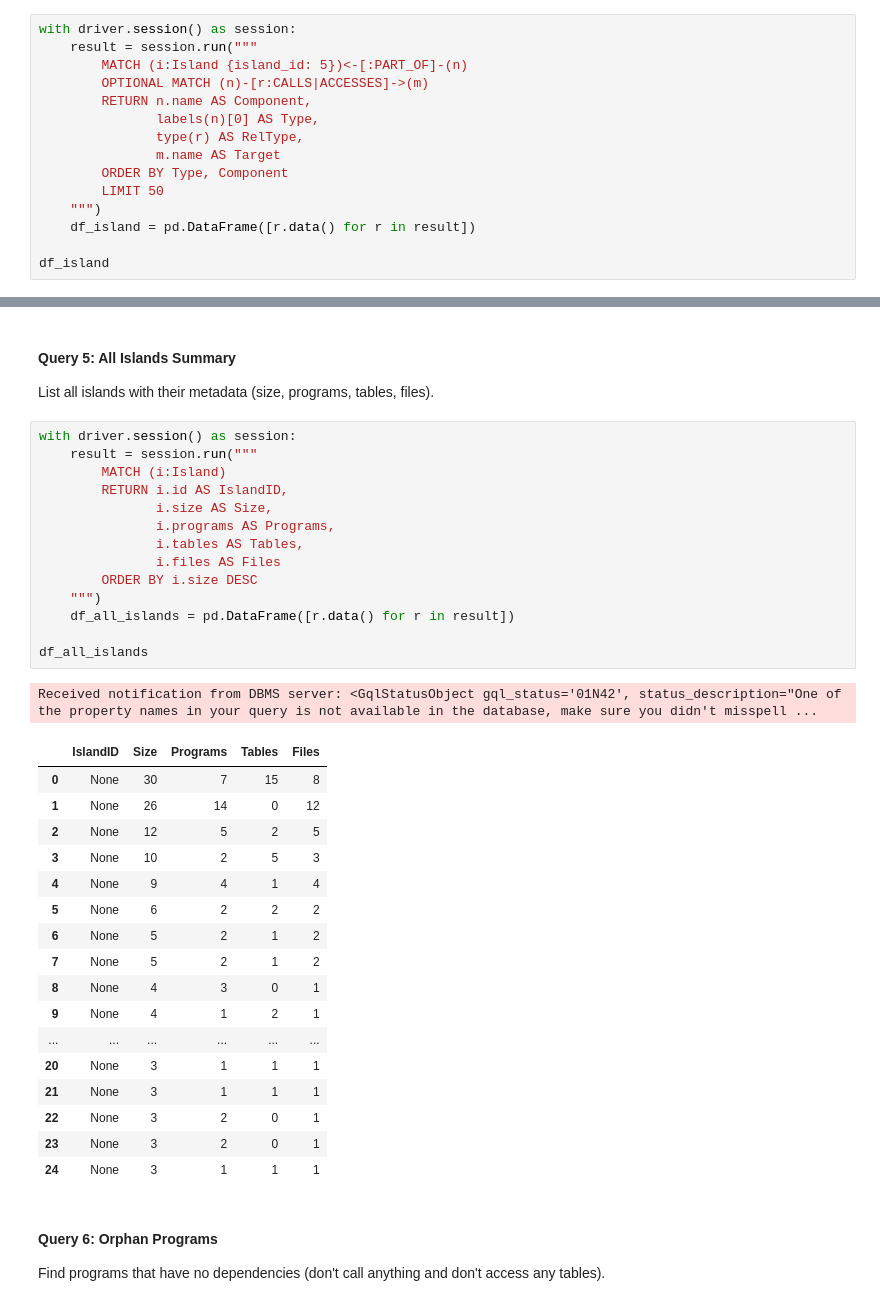
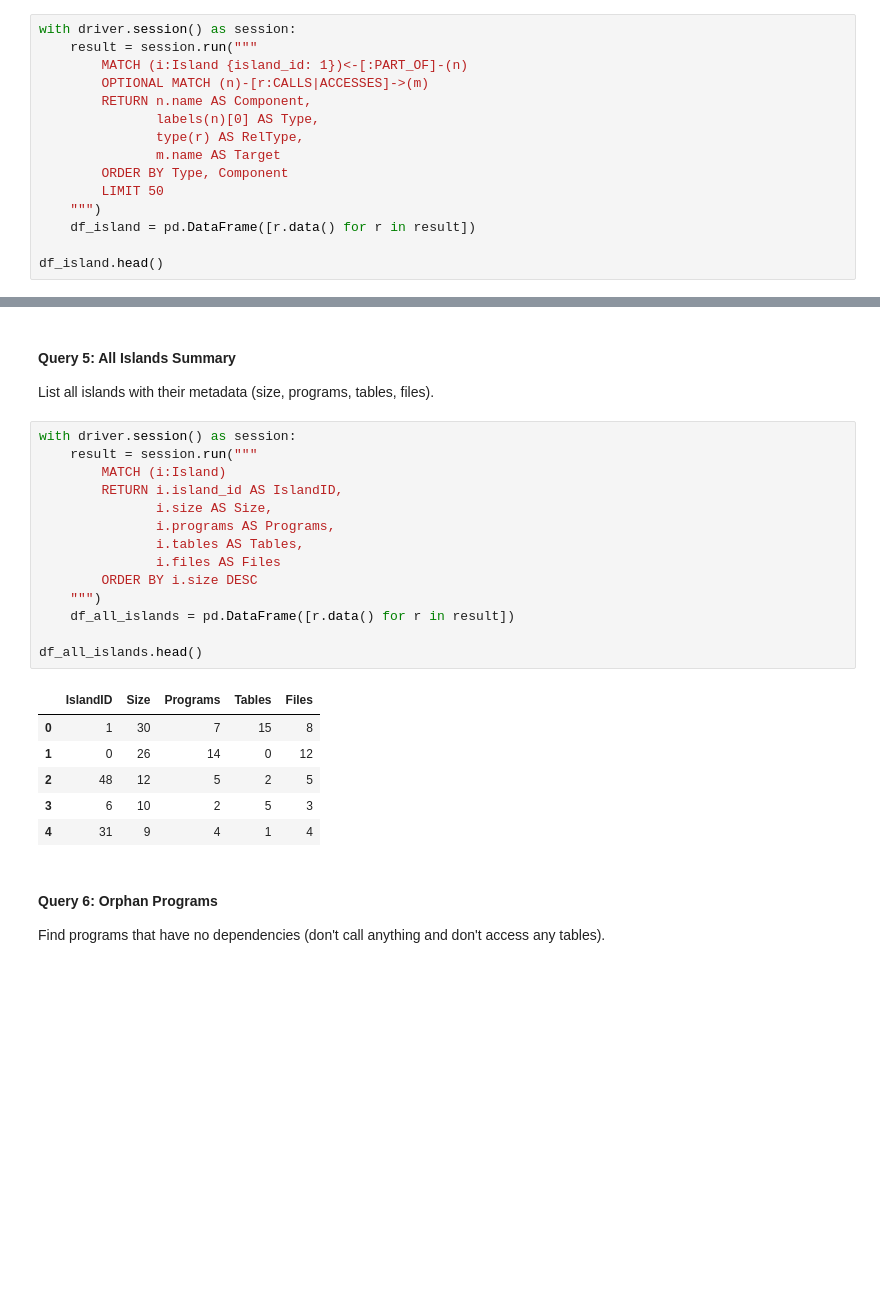
Before and after one commit to feststelltaste/rpgisland, a Jupyter notebook: rpg_dependency_analyzer.ipynb, the cells around one changed output, grey strips where cells are left out. Drawn from its saved outputs; the diff is of its cells as text; blank space fills up the shorter version.

```diff
--- a/rpg_dependency_analyzer.ipynb
+++ b/rpg_dependency_analyzer.ipynb
@@ -1584,7 +1595,7 @@ Show all components and their relationships within a specific island (Island 5).
 # %%
 with driver.session() as session:
     result = session.run("""
-        MATCH (i:Island {island_id: 5})<-[:PART_OF]-(n)
+        MATCH (i:Island {island_id: 1})<-[:PART_OF]-(n)
         OPTIONAL MATCH (n)-[r:CALLS|ACCESSES]->(m)
         RETURN n.name AS Component,
                labels(n)[0] AS Type,
@@ -1595,5 +1606,5 @@ with driver.session() as session:
     """)
     df_island = pd.DataFrame([r.data() for r in result])
 
-df_island
+df_island.head()
 # %% [output]
@@ -1680,36 +1696,24 @@ List all islands with their metadata (size, programs, tables, files).
 # %%
 with driver.session() as session:
     result = session.run("""
         MATCH (i:Island)
-        RETURN i.id AS IslandID,
+        RETURN i.island_id AS IslandID,
                i.size AS Size,
                i.programs AS Programs,
                i.tables AS Tables,
                i.files AS Files
         ORDER BY i.size DESC
     """)
     df_all_islands = pd.DataFrame([r.data() for r in result])
 
-df_all_islands
+df_all_islands.head()
 # %% [output]
-Received notification from DBMS server: <GqlStatusObject gql_status='01N42', status_description="One of the property names in your query is not available in the database, make sure you didn't misspell ...
 |  | IslandID | Size | Programs | Tables | Files |
-| 0 | None | 30 | 7 | 15 | 8 |
-| 1 | None | 26 | 14 | 0 | 12 |
-| 2 | None | 12 | 5 | 2 | 5 |
-| 3 | None | 10 | 2 | 5 | 3 |
-| 4 | None | 9 | 4 | 1 | 4 |
-| 5 | None | 6 | 2 | 2 | 2 |
-| 6 | None | 5 | 2 | 1 | 2 |
-| 7 | None | 5 | 2 | 1 | 2 |
-| 8 | None | 4 | 3 | 0 | 1 |
-| 9 | None | 4 | 1 | 2 | 1 |
-| ... | ... | ... | ... | ... | ... |
-| 20 | None | 3 | 1 | 1 | 1 |
-| 21 | None | 3 | 1 | 1 | 1 |
-| 22 | None | 3 | 2 | 0 | 1 |
-| 23 | None | 3 | 2 | 0 | 1 |
-| 24 | None | 3 | 1 | 1 | 1 |
+| 0 | 1 | 30 | 7 | 15 | 8 |
+| 1 | 0 | 26 | 14 | 0 | 12 |
+| 2 | 48 | 12 | 5 | 2 | 5 |
+| 3 | 6 | 10 | 2 | 5 | 3 |
+| 4 | 31 | 9 | 4 | 1 | 4 |
 # %% [markdown]
 #### Query 6: Orphan Programs
 
```
Also changed, not shown: parts of 10 cells of this notebook, 3 other files.
